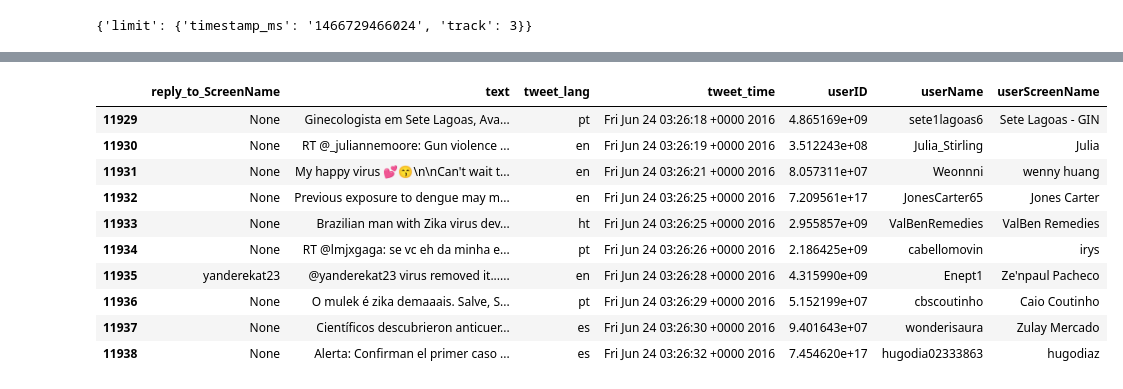
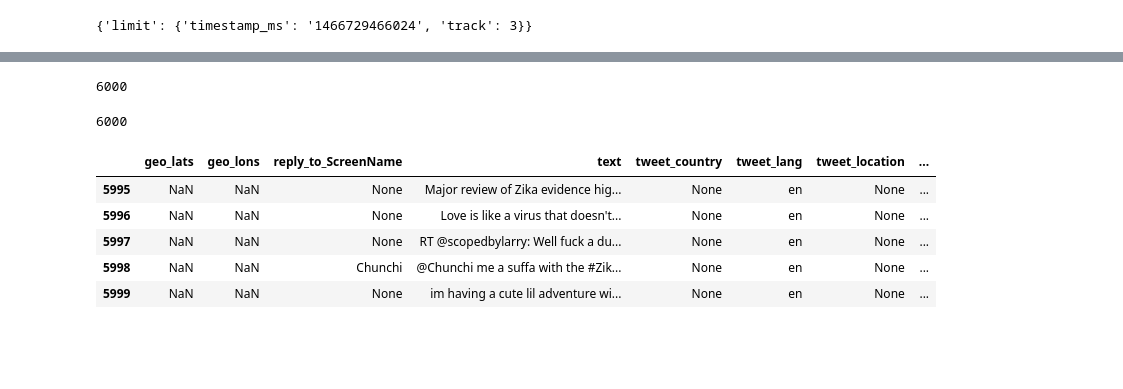
Before and after one commit to gifforda/Python_Twitter_exploration, a Jupyter notebook: notebooks/Process_tweets_updated.ipynb, the cells around one changed output, grey strips where cells are left out. Cells and saved outputs as stored; diff of their text form; code cells hidden in the pictures; blank space fills up the shorter version.

Commit message:
Streamlined the tweet processing code

```diff
--- a/notebooks/Process_tweets_updated.ipynb
+++ b/notebooks/Process_tweets_updated.ipynb
@@ -39,0 +57,3 @@ print(tmpTwt)
+# %%
+# If testing the twitter_data_zika.txt file, limit the tweets_data_full range
+tweets_data_full = tweets_data_full[0:6000]
@@ -71,17 +80,50 @@ tweets_full_dataframe = pd.DataFrame({'userID':user_ID, 'userName':user_userName
+# %%
+print(len(tweet_location))
+# %% [output]
+6000
+# %%
+# Turning the place name into a geo (lat,lon) location
+geolocator = Nominatim()
+
+tweet_loc_lats, tweet_loc_lons = [], []
+
+for idx in range(0,len(tweet_location)):
+    placeTmp = tweet_location[idx]
+    if placeTmp is not None:
+        placeGeo = geolocator.geocode(placeTmp)
+        latsTmp  = placeGeo.latitude
+        lonsTmp  = placeGeo.longitude
+        tweet_loc_lats.append(latsTmp)
+        tweet_loc_lons.append(lonsTmp)
+    else:
+        tweet_loc_lats.append(None)
+        tweet_loc_lons.append(None)
+
+# Do the above instead of the following three lines:
+#tweet_locGeo    = [(geolocator.geocode(T['place']['full_name']) if 'place in T else None) for T in tweets_data_full]
+#tweet_loc_lats  = [(tweet_locGeo.latitude if 'place' in T else None) for T in tweets_data_full]
+#tweet_loc_lons  = [(tweet_locGeo.longitude if 'place' in T else None) for T in tweets_data_full]
+# %%
+print(len(tweet_loc_lats))
+# %% [output]
+6000
+# %%
+# Put all the lists into a Data Frame:
+
+tweets_full_dataframe = pd.DataFrame({'userID':user_ID, 'userName':user_userName, 'userScreenName':user_screenName,
+                                      'tweet_location':tweet_location,'user_lats':tweet_loc_lats,'user_lons':tweet_loc_lons,
+                                      'tweet_country':tweet_country, 'geo_lats':geo_lats, 'geo_lons':geo_lons,
+                                      'tweet_time':tweet_time, 'tweet_lang':tweet_lang, 'text':text,
+                                      'reply_to_ScreenName':in_reply_to_screen_name})
 # %%
-tweets_full_dataframe.tail(10)
+tweets_full_dataframe.tail(5)
 # %% [output]
-|  | reply_to_ScreenName | text | tweet_lang | tweet_time | userID | userName | userScreenName |
-| 11929 | None | Ginecologista em Sete Lagoas, Ava... | pt | Fri Jun 24 03:26:18 +0000 2016 | 4.865169e+09 | sete1lagoas6 | Sete Lagoas - GIN |
-| 11930 | None | RT @_juliannemoore: Gun violence ... | en | Fri Jun 24 03:26:19 +0000 2016 | 3.512243e+08 | Julia_Stirling | Julia |
-| 11931 | None | My happy virus 💕😙\n\nCan't wait t... | en | Fri Jun 24 03:26:21 +0000 2016 | 8.057311e+07 | Weonnni | wenny huang |
-| 11932 | None | Previous exposure to dengue may m... | en | Fri Jun 24 03:26:25 +0000 2016 | 7.209561e+17 | JonesCarter65 | Jones Carter |
-| 11933 | None | Brazilian man with Zika virus dev... | ht | Fri Jun 24 03:26:25 +0000 2016 | 2.955857e+09 | ValBenRemedies | ValBen Remedies |
-| 11934 | None | RT @lmjxgaga: se vc eh da minha e... | pt | Fri Jun 24 03:26:26 +0000 2016 | 2.186425e+09 | cabellomovin | irys |
-| 11935 | yanderekat23 | @yanderekat23 virus removed it...... | en | Fri Jun 24 03:26:28 +0000 2016 | 4.315990e+09 | Enept1 | Ze'npaul Pacheco |
-| 11936 | None | O mulek é zika demaaais. Salve, S... | pt | Fri Jun 24 03:26:29 +0000 2016 | 5.152199e+07 | cbscoutinho | Caio Coutinho |
-| 11937 | None | Científicos descubrieron anticuer... | es | Fri Jun 24 03:26:30 +0000 2016 | 9.401643e+07 | wonderisaura | Zulay Mercado |
-| 11938 | None | Alerta: Confirman el primer caso ... | es | Fri Jun 24 03:26:32 +0000 2016 | 7.454620e+17 | hugodia02333863 | hugodiaz |
+|  | geo_lats | geo_lons | reply_to_ScreenName | text | tweet_country | tweet_lang | tweet_location | ... |
+| 5995 | NaN | NaN | None | Major review of Zika evidence hig... | None | en | None | ... |
+| 5996 | NaN | NaN | None | Love is like a virus that doesn't... | None | en | None | ... |
+| 5997 | NaN | NaN | None | RT @scopedbylarry: Well fuck a du... | None | en | None | ... |
+| 5998 | NaN | NaN | Chunchi | @Chunchi me a suffa with the #Zik... | None | en | None | ... |
+| 5999 | NaN | NaN | None | im having a cute lil adventure wi... | None | en | None | ... |
 # %%
 # Finding unique values
 
```
Also changed, not shown: parts of 10 cells of this notebook.
